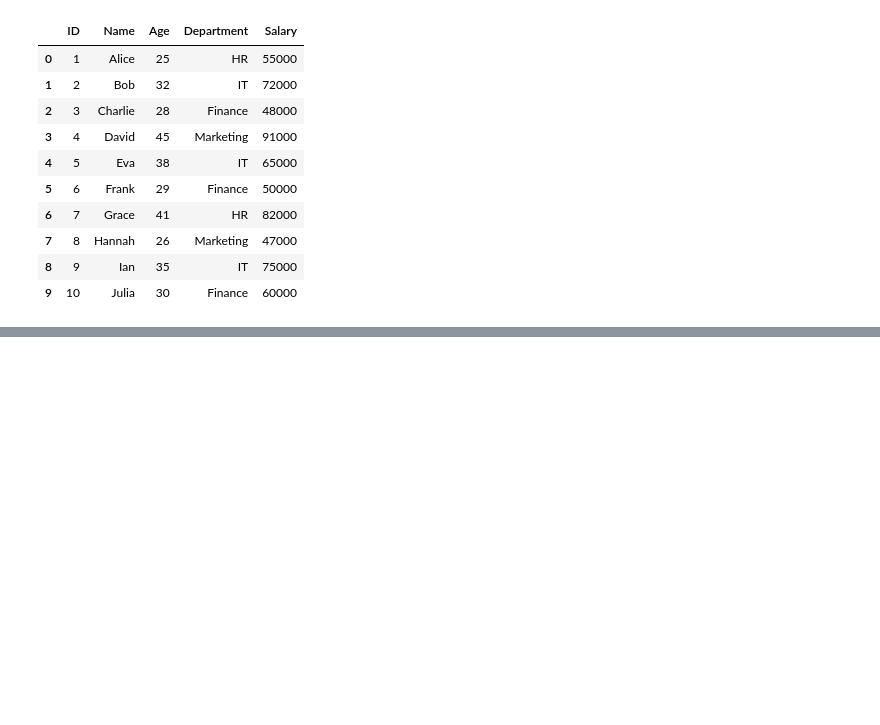
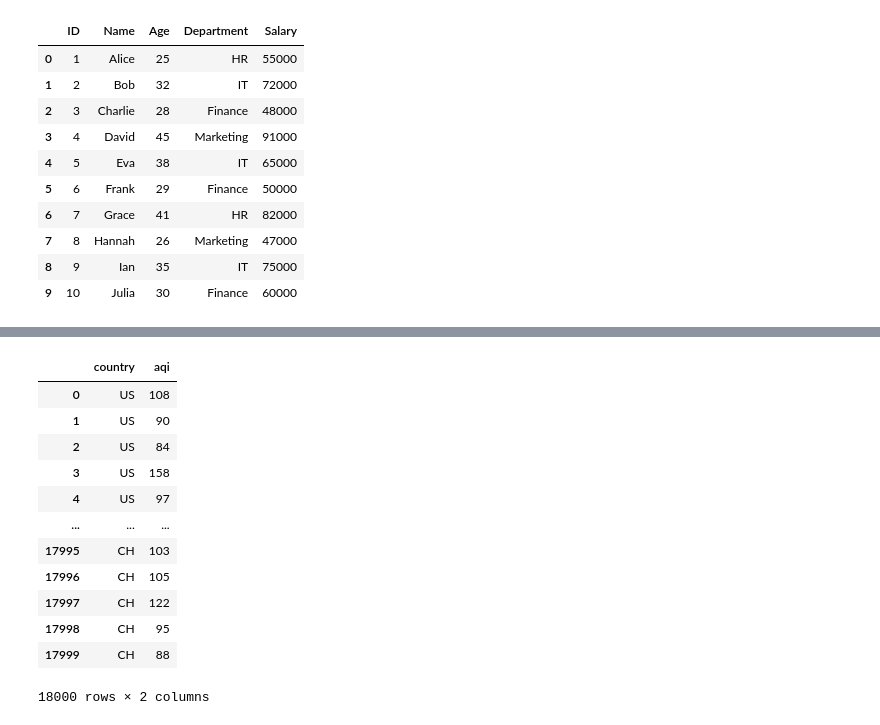
Before and after one commit to Vaibhavsharma001/python-practice, a Jupyter notebook: PYTHON LIBRARIES/PANDAS/3_DataFrames.ipynb, the cells around one changed output, grey strips where cells are left out. Cells and saved outputs as stored; diff of their text form; code cells hidden in the pictures; blank space fills up the shorter version.

```diff
--- a/PYTHON LIBRARIES/PANDAS/3_DataFrames.ipynb
+++ b/PYTHON LIBRARIES/PANDAS/3_DataFrames.ipynb
@@ -150,0 +209,16 @@ l
+# %%
+glob[["country", "aqi"]]
+# %% [output]
+|  | country | aqi |
+| 0 | US | 108 |
+| 1 | US | 90 |
+| 2 | US | 84 |
+| 3 | US | 158 |
+| 4 | US | 97 |
+| ... | ... | ... |
+| 17995 | CH | 103 |
+| 17996 | CH | 105 |
+| 17997 | CH | 122 |
+| 17998 | CH | 95 |
+| 17999 | CH | 88 |
+18000 rows × 2 columns
```
Also changed, not shown: parts of 5 cells of this notebook, 1 other file.
